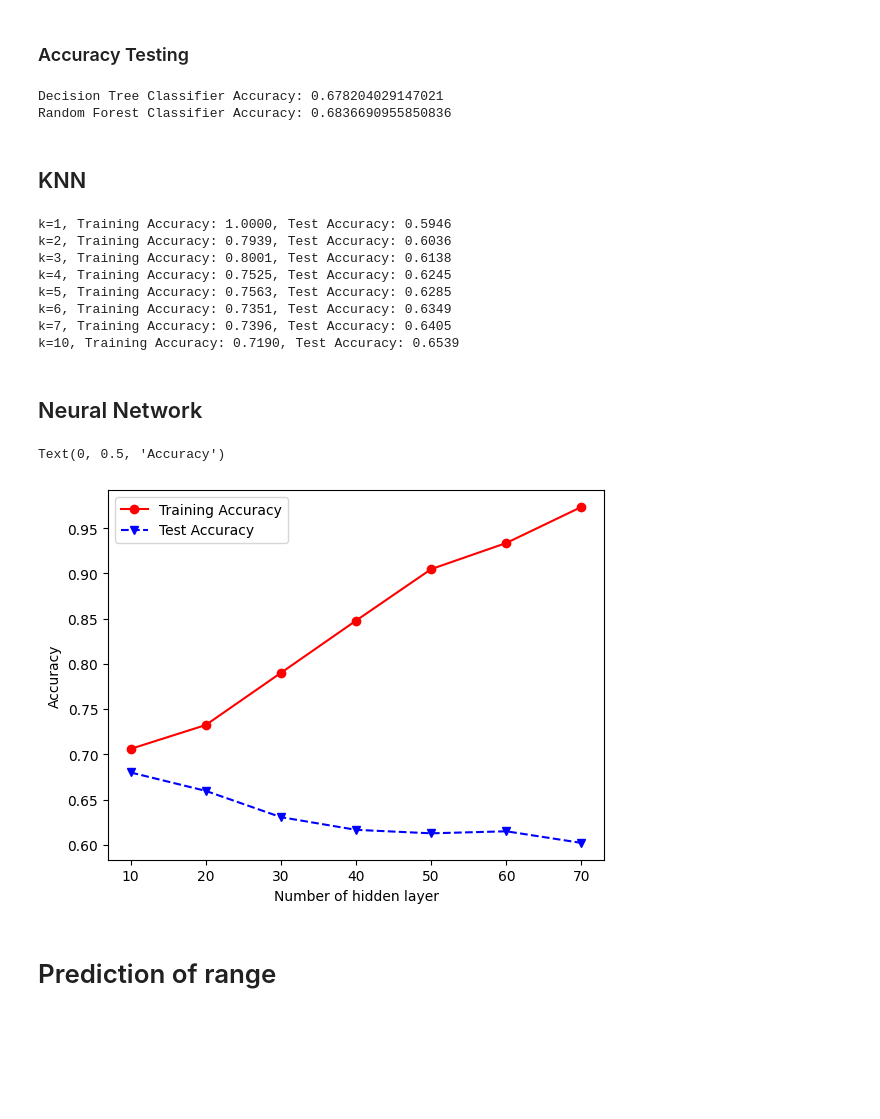
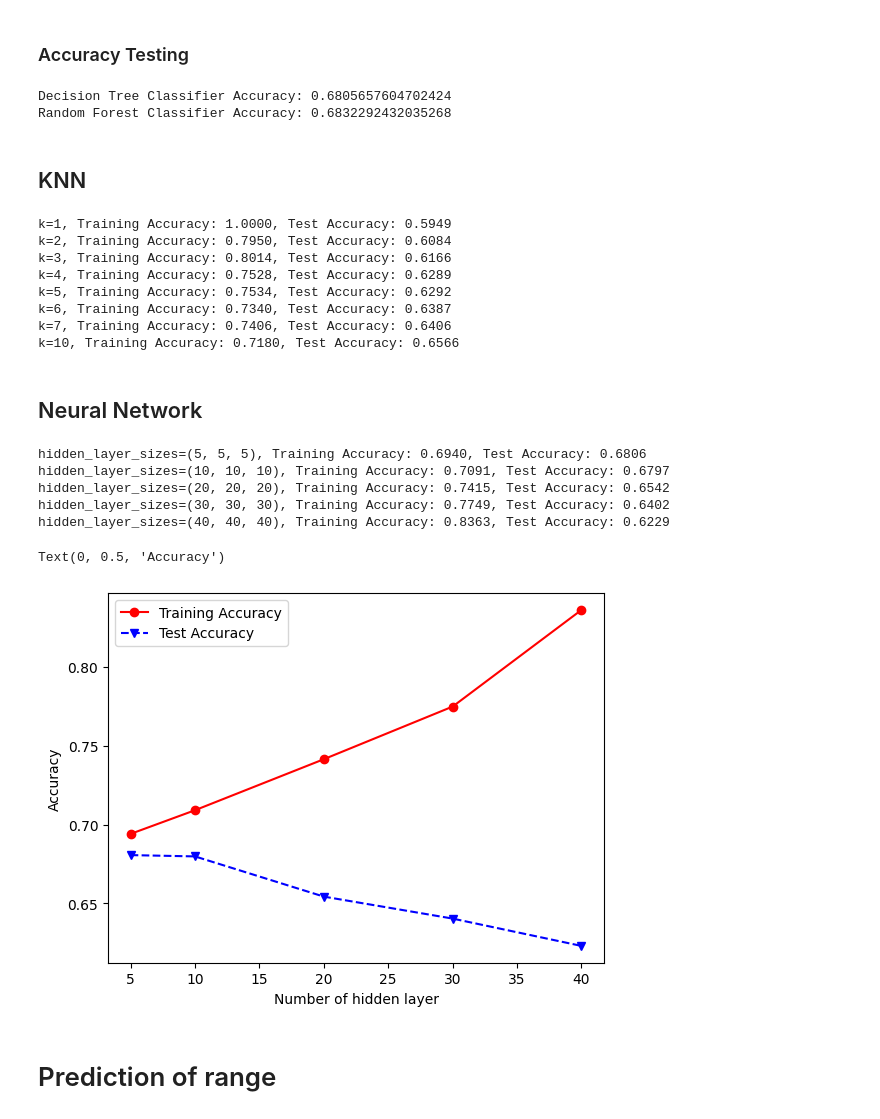
Before and after one commit to jl-sit-cs/CSC3105-DataAnalytics, a Jupyter notebook: Project/code/DataMining.ipynb, the cells around one changed output. Saved outputs shown, nothing was run; the diff lists cells and outputs as text; code cells hidden in the pictures; blank space fills up the shorter version.

Commit message:
feat: update the split to 35 65

```diff
--- a/Project/code/DataMining.ipynb
+++ b/Project/code/DataMining.ipynb
@@ -61,7 +62,7 @@ original_df = df
 X = original_df.drop(['NLOS'], axis=1)
 y = original_df['NLOS']
 
-X_train, X_test, y_train, y_test = train_test_split(X, y, test_size=0.3, random_state=42)
+X_train, X_test, y_train, y_test = train_test_split(X, y, test_size=0.35, random_state=42)
 
 # print(X_train.describe())
 # %% [markdown]
@@ -86,8 +87,8 @@ print("Decision Tree Classifier Accuracy:",metrics.accuracy_score(y_test, dtc_y_
 
 print("Random Forest Classifier Accuracy:",metrics.accuracy_score(y_test, rfc_y_pred))
 # %% [output]
-Decision Tree Classifier Accuracy: 0.678204029147021
-Random Forest Classifier Accuracy: 0.6836690955850836
+Decision Tree Classifier Accuracy: 0.6805657604702424
+Random Forest Classifier Accuracy: 0.6832292432035268
 # %% [markdown]
 ## KNN
 # %%
@@ -109,36 +110,43 @@ for k in numNeighbors:
 
     print(f'k={k}, Training Accuracy: {train_accuracy:.4f}, Test Accuracy: {test_accuracy:.4f}')
 # %% [output]
-k=1, Training Accuracy: 1.0000, Test Accuracy: 0.5946
-k=2, Training Accuracy: 0.7939, Test Accuracy: 0.6036
-k=3, Training Accuracy: 0.8001, Test Accuracy: 0.6138
-k=4, Training Accuracy: 0.7525, Test Accuracy: 0.6245
-k=5, Training Accuracy: 0.7563, Test Accuracy: 0.6285
-k=6, Training Accuracy: 0.7351, Test Accuracy: 0.6349
-k=7, Training Accuracy: 0.7396, Test Accuracy: 0.6405
-k=10, Training Accuracy: 0.7190, Test Accuracy: 0.6539
+k=1, Training Accuracy: 1.0000, Test Accuracy: 0.5949
+k=2, Training Accuracy: 0.7950, Test Accuracy: 0.6084
+k=3, Training Accuracy: 0.8014, Test Accuracy: 0.6166
+k=4, Training Accuracy: 0.7528, Test Accuracy: 0.6289
+k=5, Training Accuracy: 0.7534, Test Accuracy: 0.6292
+k=6, Training Accuracy: 0.7340, Test Accuracy: 0.6387
+k=7, Training Accuracy: 0.7406, Test Accuracy: 0.6406
+k=10, Training Accuracy: 0.7180, Test Accuracy: 0.6566
 # %% [markdown]
 ## Neural Network
 # %%
-hidden_layer_sizes = [(10,10,10), (20,20,20), (30,30,30), (40,40,40), (50,50,50), (60,60,60), (70,70,70)]
+hidden_layer_sizes = [(5,5,5), (10,10,10), (20,20,20), (30,30,30), (40,40,40)]
 trainAcc = []
 testAcc = []
 
 for k in hidden_layer_sizes:
     clf6 = MLPClassifier(solver='adam',hidden_layer_sizes=k, learning_rate='adaptive',random_state=1,max_iter=1000)
     clf6.fit(X_train, y_train)
     Y_predTrain = clf6.predict(X_train)
     Y_predTest = clf6.predict(X_test)
     trainAcc.append(accuracy_score(y_train, Y_predTrain))
     testAcc.append(accuracy_score(y_test, Y_predTest))
+    print(f'hidden_layer_sizes={k}, Training Accuracy: {accuracy_score(y_train, Y_predTrain):.4f}, Test Accuracy: {accuracy_score(y_test, Y_predTest):.4f}')
+
 hidden_layer_size=[x[0] for x in hidden_layer_sizes]
 plt.plot(hidden_layer_size, trainAcc, 'ro-', hidden_layer_size, testAcc,'bv--')
 plt.legend(['Training Accuracy','Test Accuracy'])
 plt.xlabel('Number of hidden layer')
 plt.ylabel('Accuracy')
 # %% [output]
-Text(0, 0.5, 'Accuracy')
+hidden_layer_sizes=(5, 5, 5), Training Accuracy: 0.6940, Test Accuracy: 0.6806
+hidden_layer_sizes=(10, 10, 10), Training Accuracy: 0.7091, Test Accuracy: 0.6797
+hidden_layer_sizes=(20, 20, 20), Training Accuracy: 0.7415, Test Accuracy: 0.6542
+hidden_layer_sizes=(30, 30, 30), Training Accuracy: 0.7749, Test Accuracy: 0.6402
+hidden_layer_sizes=(40, 40, 40), Training Accuracy: 0.8363, Test Accuracy: 0.6229
+Text(0, 0.5, 'Accuracy')
-[figure, old version]
+[figure, new version]
 # %% [markdown]
 # Prediction of range
 # %% [markdown]
```
Also changed, not shown: parts of 3 cells of this notebook.
